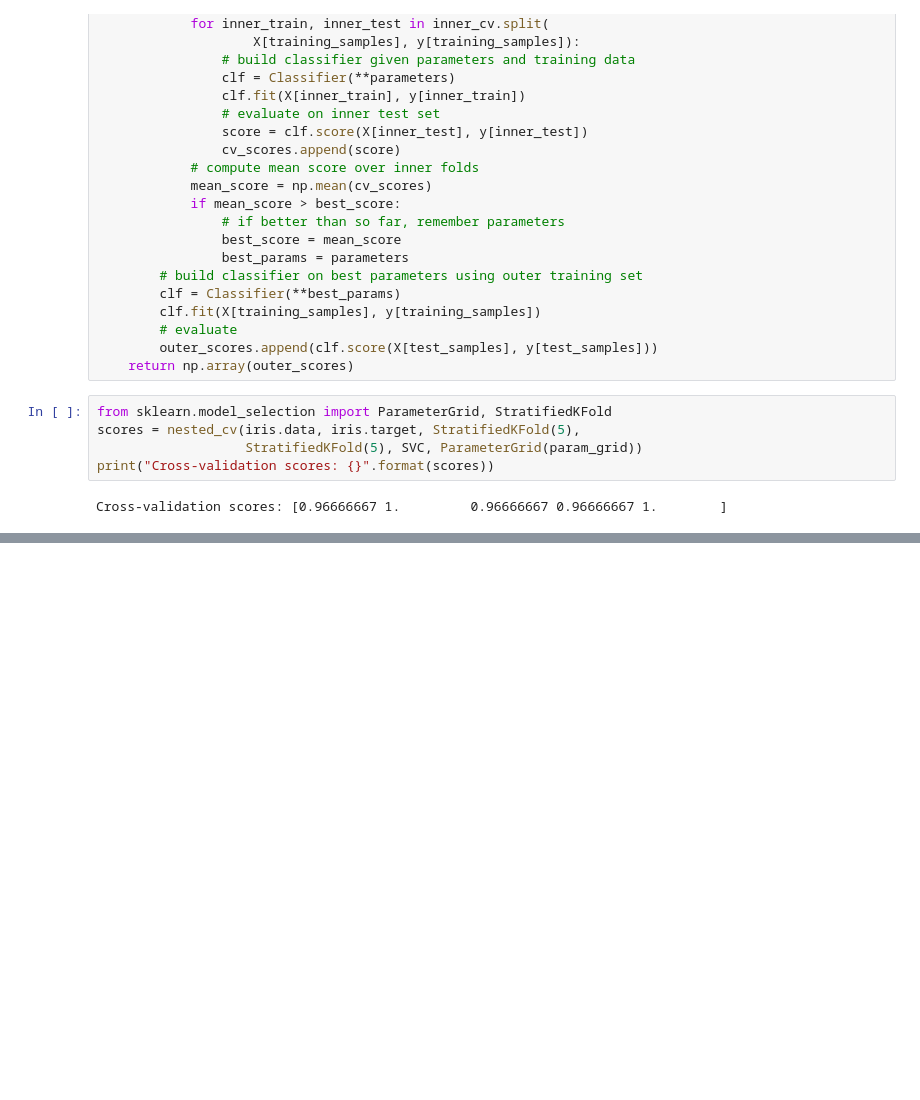
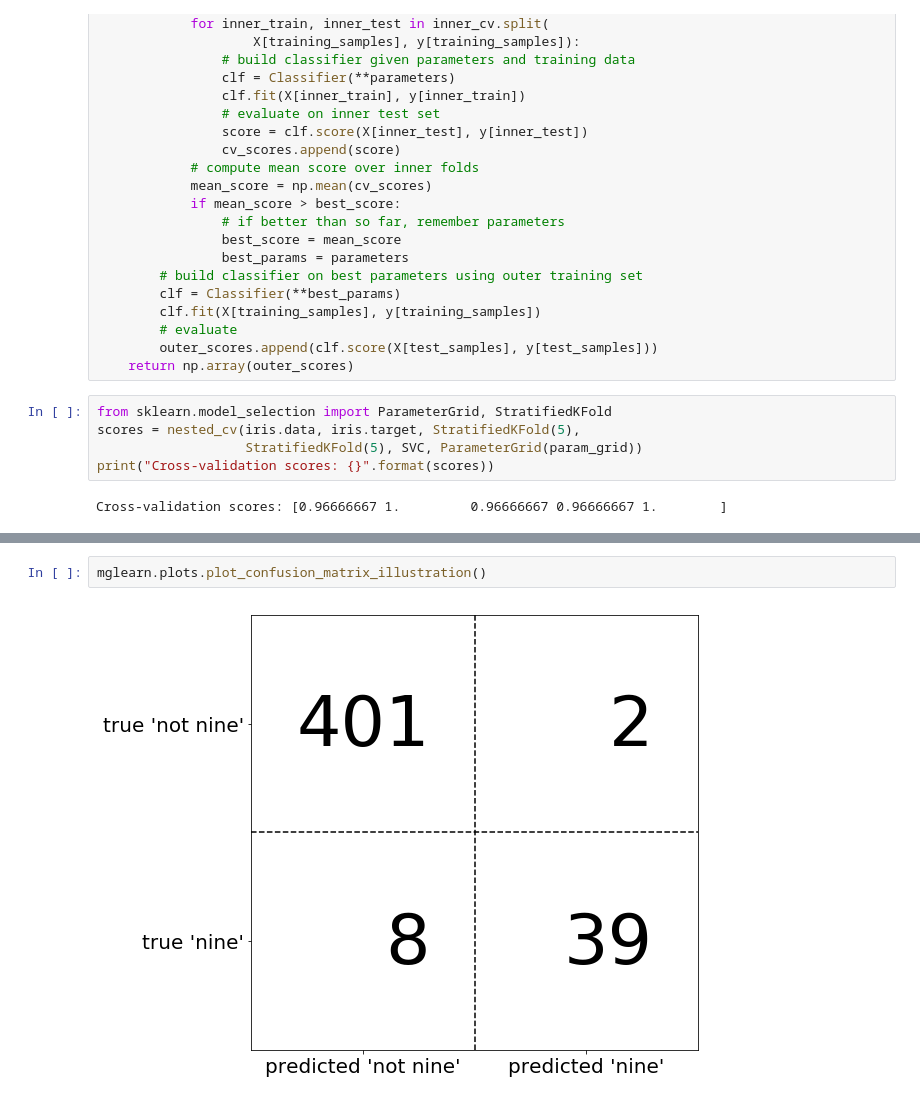
Before and after one commit to rodferro/introduction-to-ml, a Jupyter notebook: 05-model-evaluation-and-improvement.ipynb, the cells around one changed output, grey strips where cells are left out. Saved outputs shown, nothing was run; the diff lists cells and outputs as text; blank space fills up the shorter version.

```diff
--- a/05-model-evaluation-and-improvement.ipynb
+++ b/05-model-evaluation-and-improvement.ipynb
@@ -440,0 +495,4 @@ Cross-validation scores: [0.96666667 1.         0.96666667 0.96666667 1.
+# %%
+mglearn.plots.plot_confusion_matrix_illustration()
+# %% [output]
+[figure, added]
```
Also changed, not shown: parts of 43 cells of this notebook.
